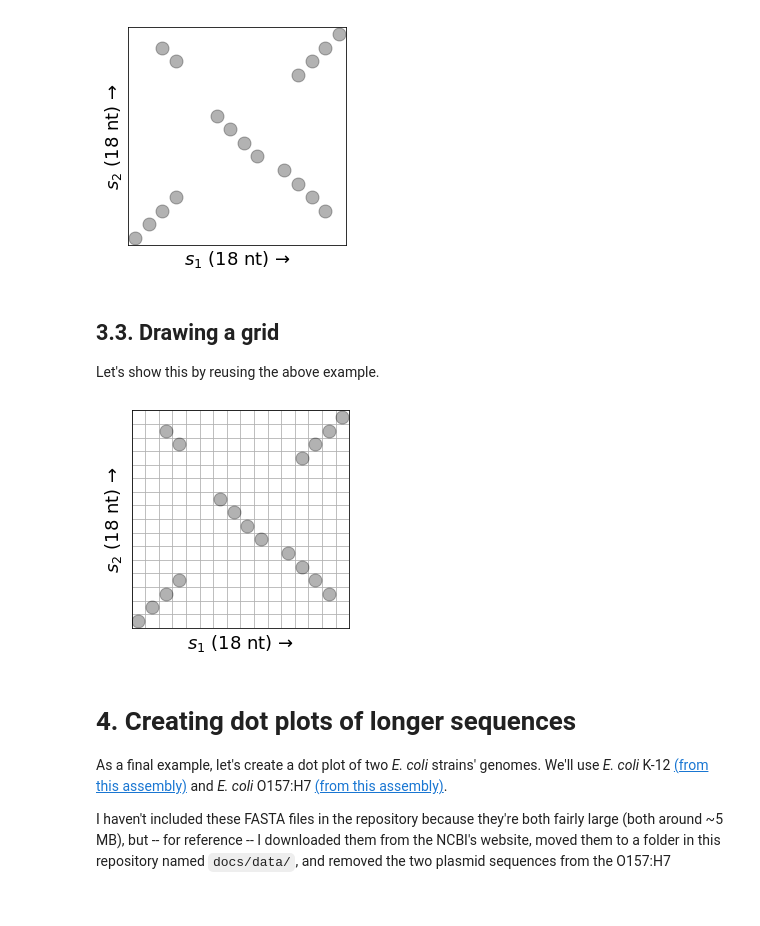
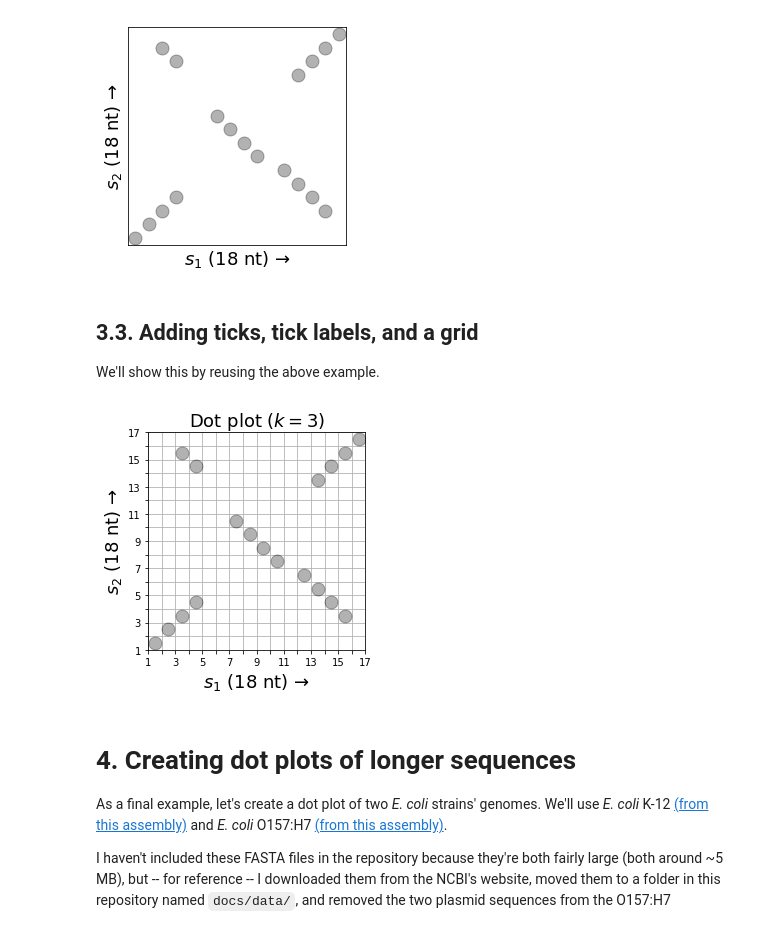
Before and after one commit to fedarko/wotplot, a Jupyter notebook: docs/Tutorial.ipynb, the cells around one changed output. Saved outputs shown, nothing was run; the diff lists cells and outputs as text; code cells hidden in the pictures; blank space fills up the shorter version.

Commit message:
DOC: better ticks/grid example dot plot
gonna see if i can work on centering tick labels... we'll see

```diff
--- a/docs/Tutorial.ipynb
+++ b/docs/Tutorial.ipynb
@@ -256,25 +256,64 @@ wotplot.viz_spy(m, markersize=13, marker="o", alpha=0.3)
  <AxesSubplot:xlabel='$s_1$ (18 nt) →', ylabel='$s_2$ (18 nt) →'>)
 [figure]
 # %% [markdown]
-## 3.3. Drawing a grid
-Let's show this by reusing the above example.
+## 3.3. Adding ticks, tick labels, and a grid
+We'll show this by reusing the above example.
 # %%
-fig, ax = wotplot.viz_spy(m, markersize=13, marker="o", alpha=0.3)
-# In order to draw a grid, matplotlib needs ticks. Adding properly labelled ticks
-# to these plots can be a bit tricky since we need to account for (1) the y-axis'
-# direction and (2) zero-indexing, so here we just add some unlabelled ticks and
-# call it a day.
+# While we're adding this other explanatory stuff, let's add a title for good measure.
+fig, ax = wotplot.viz_spy(m, markersize=13, marker="o", alpha=0.3, title=f"Dot plot ($k = {m.k}$)")
+
+### PART 1: TICKS
+# First, let's add ticks.
 #
-# The ticks' positions will look like [-0.5, 0.5, 1.5, ..., 13.5, 14.5, 15.5]. We
+# Our ticks' positions will look like [-0.5, 0.5, 1.5, ..., 13.5, 14.5, 15.5]. We
 # create them in this way because the cells of the matrix occur at integer coordinates.
-ax.set_xticks([t - 0.5 for t in range(0, 17)])
-ax.set_yticks([t - 0.5 for t in range(0, 17)])
-# I don't like the little tick lines protruding from the plot, so this hides them:
-# from https://stackoverflow.com/a/29988431
-ax.tick_params(length=0)
+# (You could draw ticks at [0, 1, 2, ...], if you'd prefer, but then the grid lines would
+# go through the middle of the dot plot's points. I think the [-0.5, 0.5, ...] way looks nicer.)
+ticks = [t - 0.5 for t in range(0, 17)]
+
+# The x-axis is simple -- just use these ticks.
+ax.set_xticks(ticks)
+
+# The y-axis is a bit more complicated. Keep in mind that, when creating "m" above, we left
+# the DotPlotMatrix "yorder" parameter at its default of "BT" -- so the y-axis goes from bottom
+# to top. However, matplotlib doesn't care about this -- by default, it'll order ticks from top
+# to bottom (since it considers "row 0" to be the topmost row in the matrix, then row 1, ...)
+# We can address this by reversing the ticks when we provide them to matplotlib.
+ax.set_yticks(ticks[::-1])
+
+### PART 2: TICK LABELS
+# Next, let's add tick labels. Adding one label for every tick is a bit excessive,
+# so let's just add labels for every other tick. (For dot plots of long sequences,
+# you'd probably want to add ticks and tick labels a lot farther apart -- e.g.
+# separated by 1 Mbp.)
+tick_labels = []
+# Even though Python uses 0-indexing, we'll use 1-indexing here to make this plot a bit easier
+# to interpret -- so we'll use range(1, 18) instead of range(0, 17).
+for i in range(1, 18):
+    if i % 2 == 1:
+        # Only add labels for odd-numbered positions.
+        tick_labels.append(f"{i:,}")
+    else:
+        # We still need to add something for the even-numbered positions (to match the
+        # number of ticks we added above), so we'll add an empty string for each of these ticks.
+        tick_labels.append("")
+
+# Since we already reversed the ticks for the y-axis to account for how yorder="BT", we can now
+# provide the tick labels for both the x- and y-axes in ascending order.
+ax.set_xticklabels(tick_labels)
+ax.set_yticklabels(tick_labels)
+
+ax.tick_params(
+    labeltop=False, labelbottom=True, labelleft=True, labelright=False,
+    top=False, bottom=True, left=True, right=False
+)
+
+### PART 3: GRID LINES
+# This part is easy :)
+# (Note that ax.grid() has a lot of options you can play around with [linestyle, color, ...])
 ax.grid()
 # %% [output]
-[figure, old version]
+[figure, new version]
 # %% [markdown]
 # 4. Creating dot plots of longer sequences
 
```
Also changed, not shown: parts of 2 cells of this notebook.
